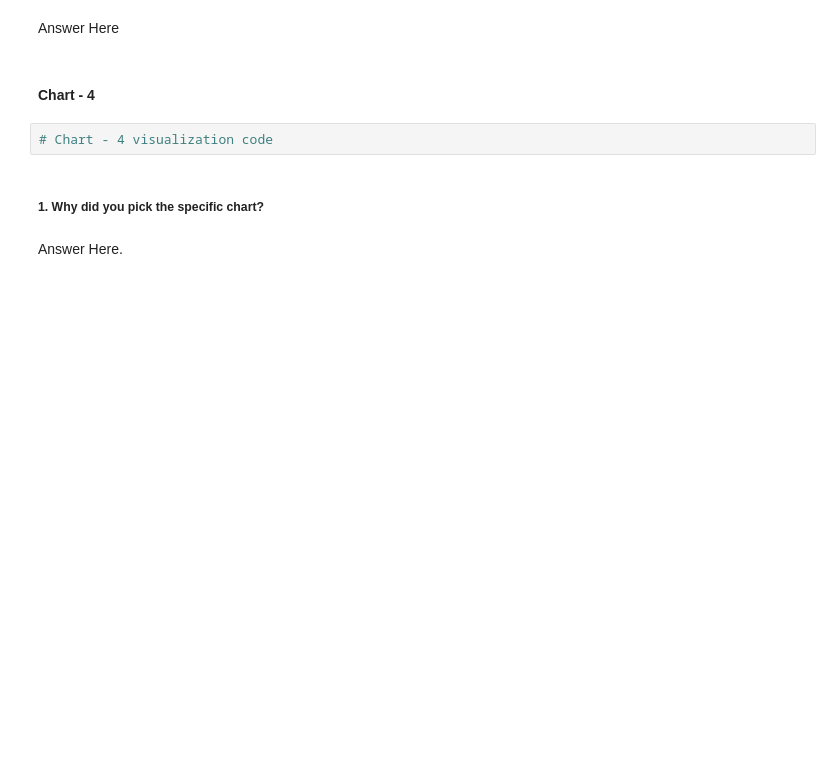
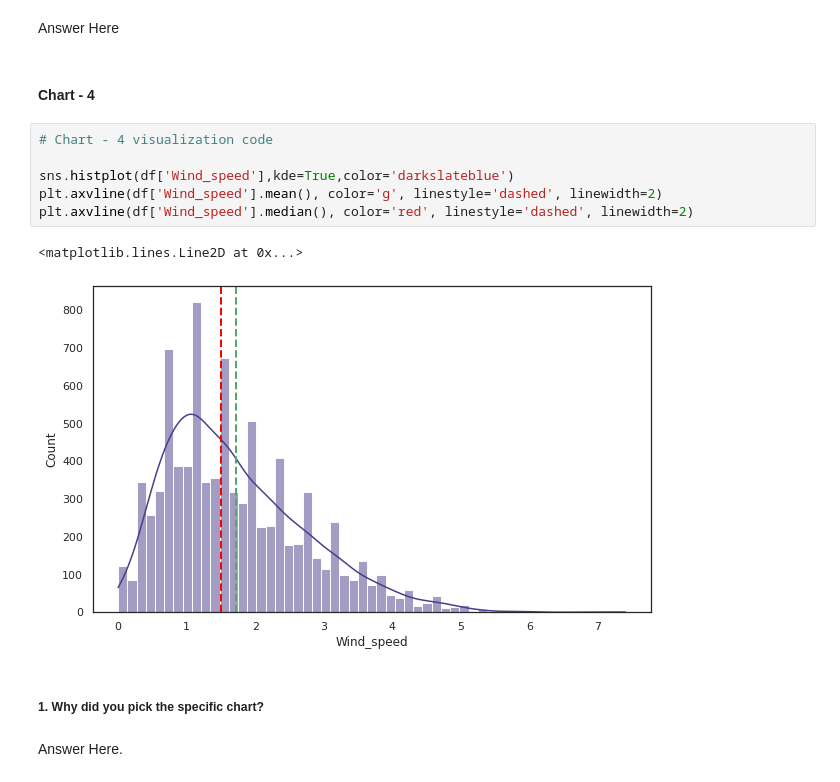
Before and after one commit to mohith-ds8/Seoul-Bike-Sharing-Demand-Prediction, a Jupyter notebook: Seoul_bike_sharing_prediction.ipynb, the cells around one changed output. Cells and saved outputs as stored; diff of their text form; blank space fills up the shorter version.

```diff
--- a/Seoul_bike_sharing_prediction.ipynb
+++ b/Seoul_bike_sharing_prediction.ipynb
@@ -375,8 +411,15 @@ Are there any insights that lead to negative growth? Justify with specific reaso
 Answer Here
 # %% [markdown]
 #### Chart - 4
-# %%
-# Chart - 4 visualization code
+# %%
+# Chart - 4 visualization code
+
+sns.histplot(df['Wind_speed'],kde=True,color='darkslateblue')
+plt.axvline(df['Wind_speed'].mean(), color='g', linestyle='dashed', linewidth=2)
+plt.axvline(df['Wind_speed'].median(), color='red', linestyle='dashed', linewidth=2)
+# %% [output]
+<matplotlib.lines.Line2D at 0x...>
+[figure, added]
 # %% [markdown]
 ##### 1. Why did you pick the specific chart?
 # %% [markdown]
```
Also changed, not shown: parts of 144 cells of this notebook.
